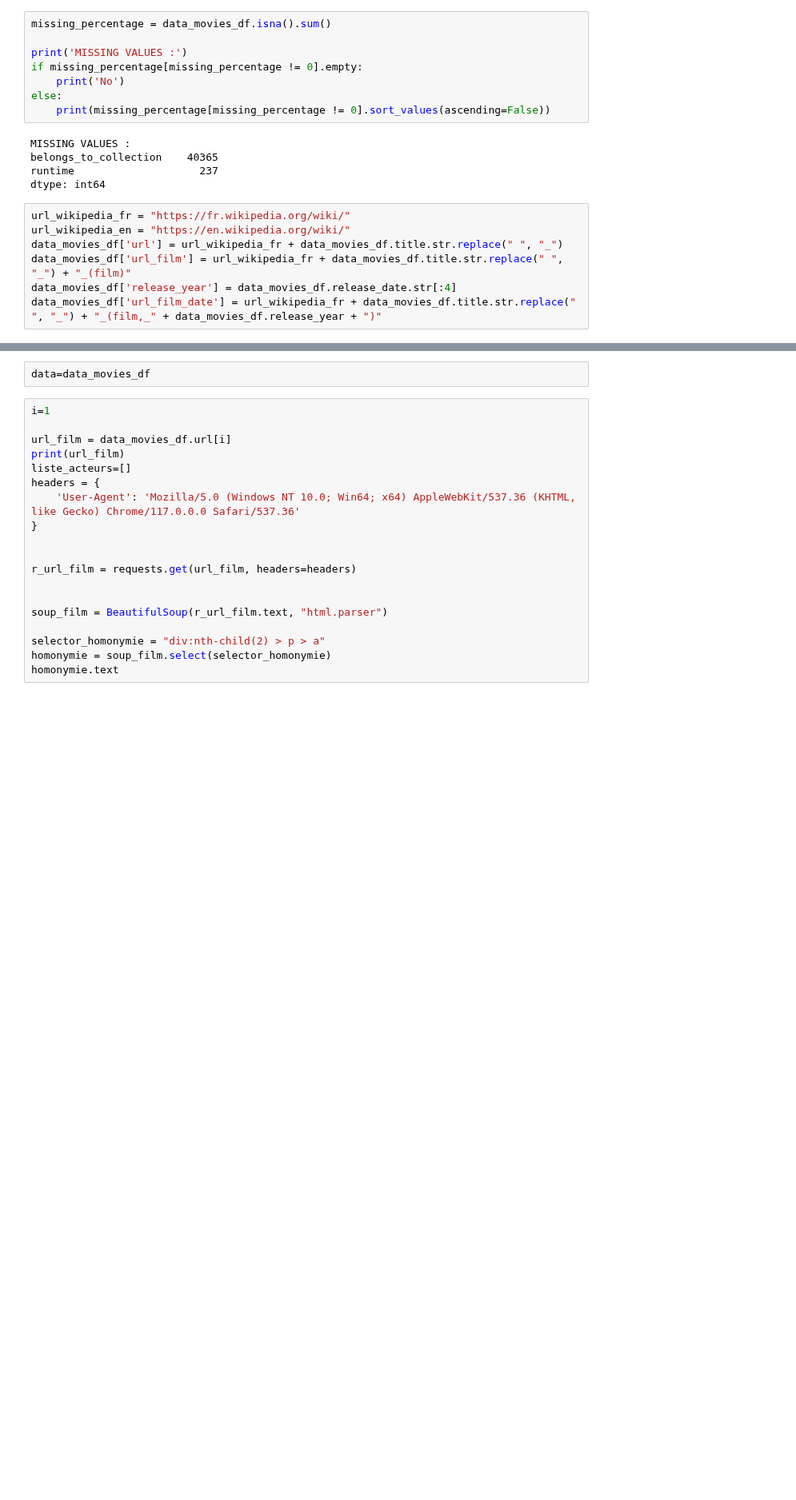
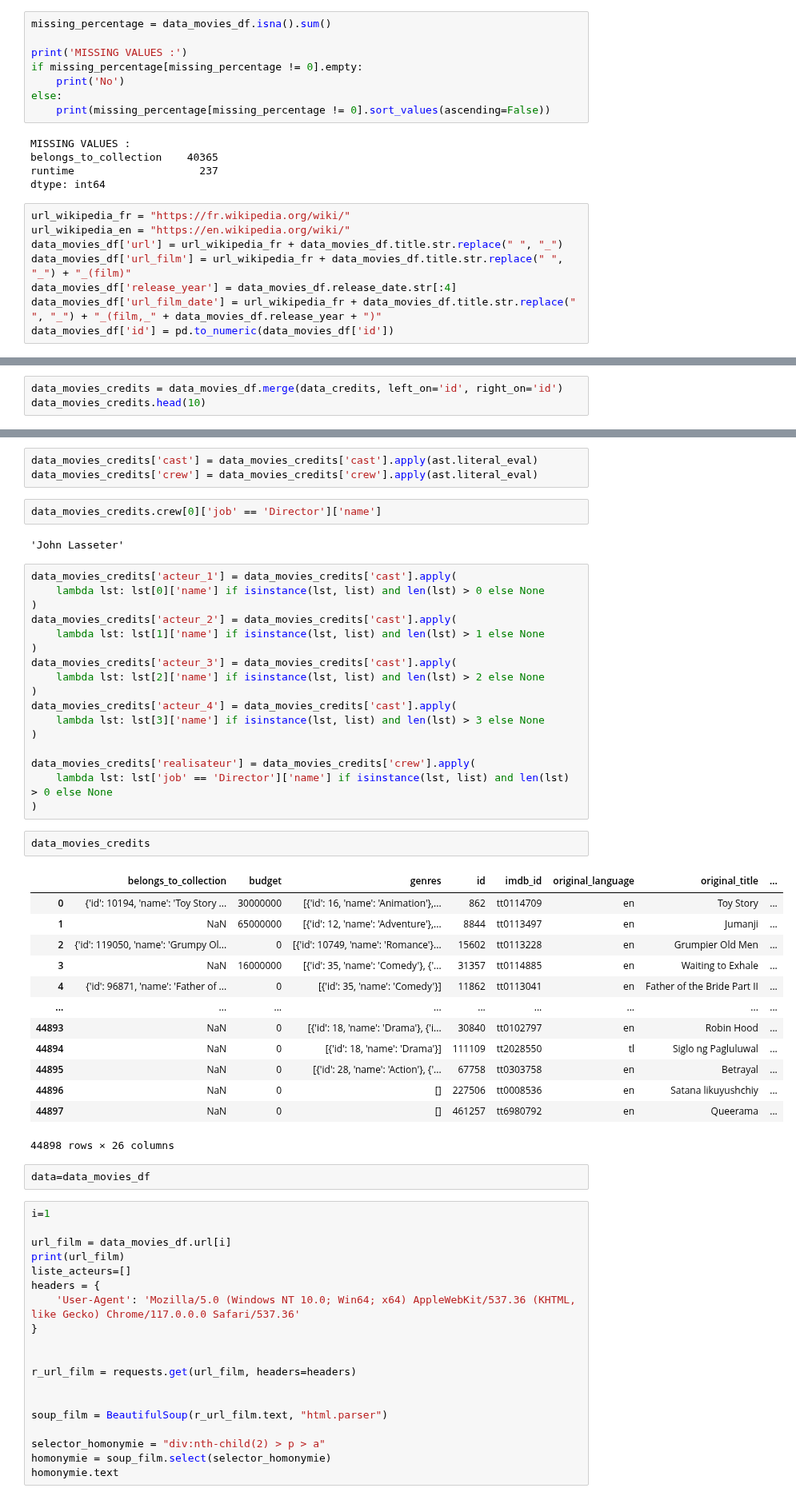
Before and after one commit to mlepennec-ensae/formation_cepe, a Jupyter notebook: Projet/donnees_projet.ipynb, the cells around one changed output, grey strips where cells are left out. Shown at 80% size. Cells and saved outputs as stored; diff of their text form; blank space fills up the shorter version.

```diff
--- a/Projet/donnees_projet.ipynb
+++ b/Projet/donnees_projet.ipynb
@@ -99,3 +113,4 @@ data_movies_df['url'] = url_wikipedia_fr + data_movies_df.title.str.replace(" ",
 data_movies_df['url_film'] = url_wikipedia_fr + data_movies_df.title.str.replace(" ", "_") + "_(film)"
 data_movies_df['release_year'] = data_movies_df.release_date.str[:4]
 data_movies_df['url_film_date'] = url_wikipedia_fr + data_movies_df.title.str.replace(" ", "_") + "_(film,_" + data_movies_df.release_year + ")"
+data_movies_df['id'] = pd.to_numeric(data_movies_df['id'])
@@ -110,0 +117,3 @@ data_movies_df.head()
+# %%
+data_movies_credits = data_movies_df.merge(data_credits, left_on='id', right_on='id')
+data_movies_credits.head(10)
@@ -111,3 +133,43 @@ data_movies_df.head()
+# %%
+data_movies_credits['cast'] = data_movies_credits['cast'].apply(ast.literal_eval)
+data_movies_credits['crew'] = data_movies_credits['crew'].apply(ast.literal_eval)
+# %%
+data_movies_credits.crew[0]['job' == 'Director']['name']
+# %% [output]
+'John Lasseter'
+# %%
+data_movies_credits['acteur_1'] = data_movies_credits['cast'].apply(
+    lambda lst: lst[0]['name'] if isinstance(lst, list) and len(lst) > 0 else None
+)
+data_movies_credits['acteur_2'] = data_movies_credits['cast'].apply(
+    lambda lst: lst[1]['name'] if isinstance(lst, list) and len(lst) > 1 else None
+)
+data_movies_credits['acteur_3'] = data_movies_credits['cast'].apply(
+    lambda lst: lst[2]['name'] if isinstance(lst, list) and len(lst) > 2 else None
+)
+data_movies_credits['acteur_4'] = data_movies_credits['cast'].apply(
+    lambda lst: lst[3]['name'] if isinstance(lst, list) and len(lst) > 3 else None
+)
+
+data_movies_credits['realisateur'] = data_movies_credits['crew'].apply(
+    lambda lst: lst['job' == 'Director']['name'] if isinstance(lst, list) and len(lst) > 0 else None
+)
+# %%
+data_movies_credits
+# %% [output]
+|  | belongs_to_collection | budget | genres | id | imdb_id | original_language | original_title | ... |
+| 0 | {'id': 10194, 'name': 'Toy Story ... | 30000000 | [{'id': 16, 'name': 'Animation'},... | 862 | tt0114709 | en | Toy Story | ... |
+| 1 | NaN | 65000000 | [{'id': 12, 'name': 'Adventure'},... | 8844 | tt0113497 | en | Jumanji | ... |
+| 2 | {'id': 119050, 'name': 'Grumpy Ol... | 0 | [{'id': 10749, 'name': 'Romance'}... | 15602 | tt0113228 | en | Grumpier Old Men | ... |
+| 3 | NaN | 16000000 | [{'id': 35, 'name': 'Comedy'}, {'... | 31357 | tt0114885 | en | Waiting to Exhale | ... |
+| 4 | {'id': 96871, 'name': 'Father of ... | 0 | [{'id': 35, 'name': 'Comedy'}] | 11862 | tt0113041 | en | Father of the Bride Part II | ... |
+| ... | ... | ... | ... | ... | ... | ... | ... | ... |
+| 44893 | NaN | 0 | [{'id': 18, 'name': 'Drama'}, {'i... | 30840 | tt0102797 | en | Robin Hood | ... |
+| 44894 | NaN | 0 | [{'id': 18, 'name': 'Drama'}] | 111109 | tt2028550 | tl | Siglo ng Pagluluwal | ... |
+| 44895 | NaN | 0 | [{'id': 28, 'name': 'Action'}, {'... | 67758 | tt0303758 | en | Betrayal | ... |
+| 44896 | NaN | 0 | [] | 227506 | tt0008536 | en | Satana likuyushchiy | ... |
+| 44897 | NaN | 0 | [] | 461257 | tt6980792 | en | Queerama | ... |
+44898 rows × 26 columns
 # %%
 data=data_movies_df
 # %%
```
Also changed, not shown: parts of 10 cells of this notebook.
